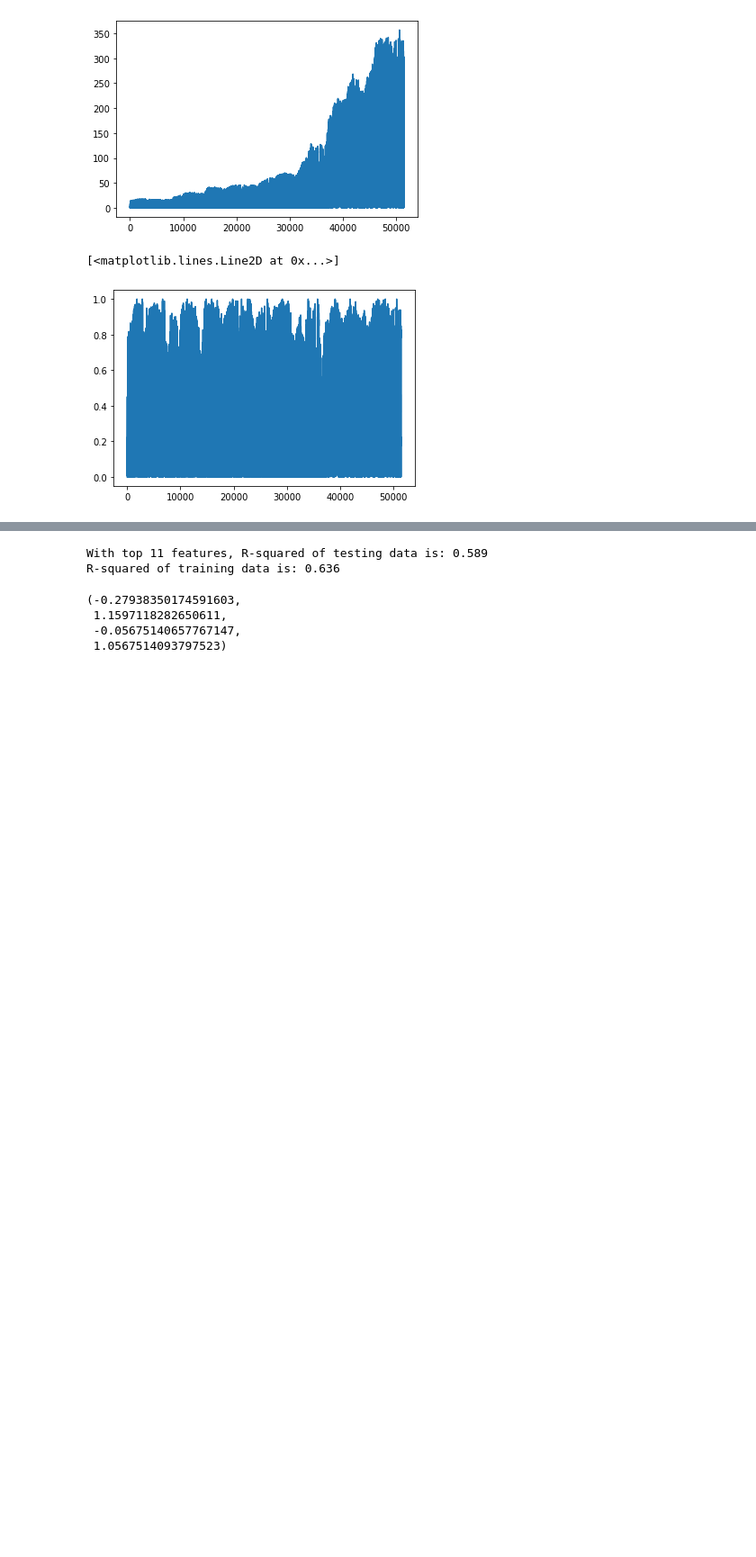
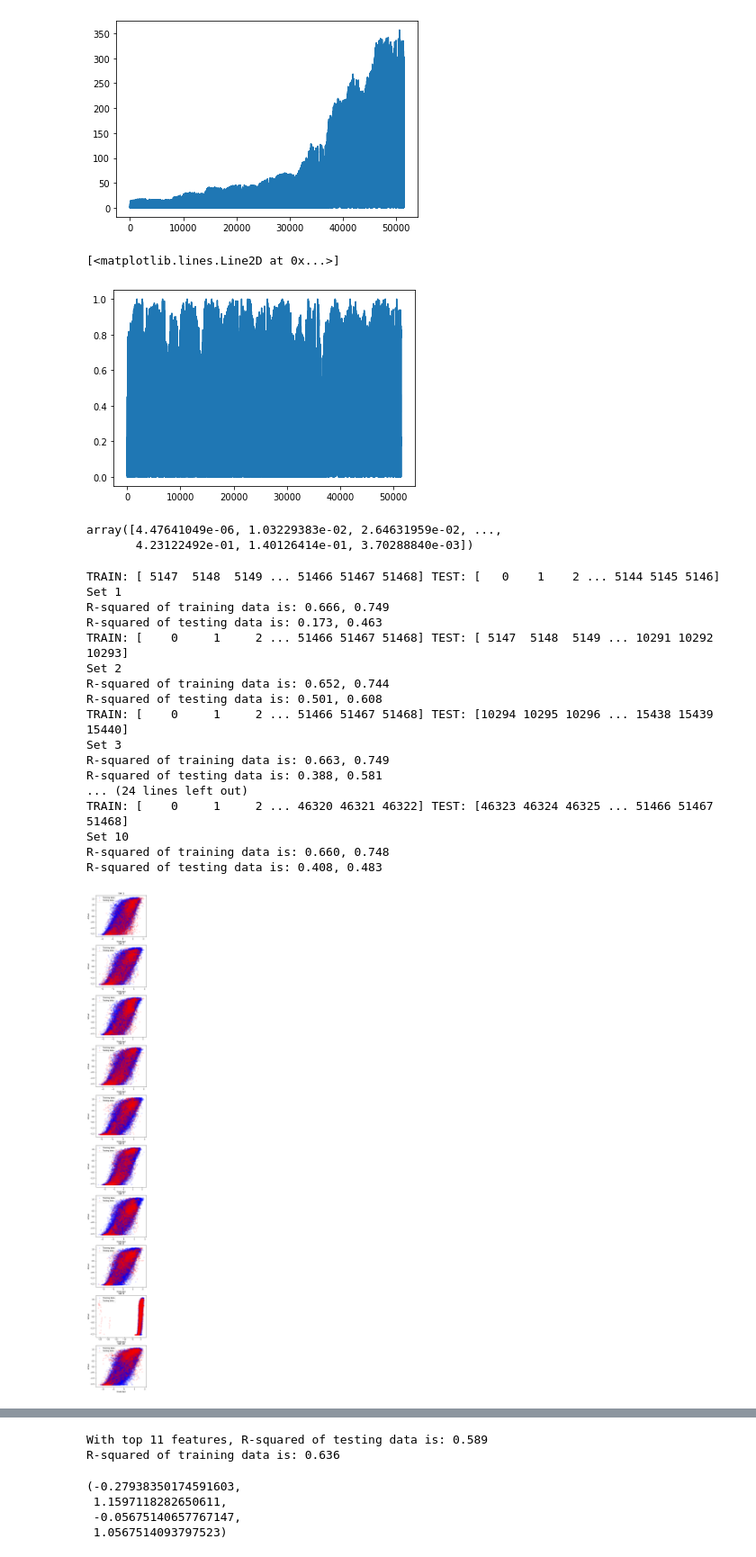
Before and after one commit to UW-EnergyForecaster/EnergyForecasters, a Jupyter notebook: examples/neural_network_plus_normalized_by_120_days_max.ipynb, the cells around one changed output, grey strips where cells are left out. Shown at 90% size. Drawn from its saved outputs; the diff is of its cells as text; code cells hidden in the pictures; blank space fills up the shorter version.

Commit message:
KFold w neural network in neural_network....max.ipynb

```diff
--- a/examples/neural_network_plus_normalized_by_120_days_max.ipynb
+++ b/examples/neural_network_plus_normalized_by_120_days_max.ipynb
@@ -89,3 +91,71 @@ plt.plot(normalized_solar)
 [figure]
 # %%
 all_data_df=all_data_df.assign(normalized_solar=normalized_solar)
+# %%
+ranked_list = ['Relative Humidity', 'Solar Zenith Angle', 'GHI', 'Surface Albedo','Wind Direction','Temperature','Wind Speed','DNI','DHI','Dew Point','Pressure','Cloud Type']
+feature_list = ranked_list[:11]
+prediction = 'normalized_solar'
+scaler = preprocessing.StandardScaler()
+
+clf = MLPRegressor(solver='lbfgs',hidden_layer_sizes=(100,100),max_iter=300)
+
+#scaling data:
+X_pn = np.array(all_data_df[feature_list])
+y_pn = np.array(all_data_df[prediction])
+X
+# %% [output]
+array([4.47641049e-06, 1.03229383e-02, 2.64631959e-02, ...,
+       4.23122492e-01, 1.40126414e-01, 3.70288840e-03])
+# %%
+ranked_list = ['Relative Humidity', 'Solar Zenith Angle', 'GHI', 'Surface Albedo','Wind Direction','Temperature','Wind Speed','DNI','DHI','Dew Point','Pressure','Cloud Type']
+feature_list = ranked_list[:11]
+prediction = ['normalized_solar']
+scaler = preprocessing.StandardScaler()
+
+#scaling data:
+X_pn = all_data_df[feature_list]
+y_pn = all_data_df[prediction]
+X_normalized = scaler.fit_transform(X_pn)
+y_normalized = scaler.fit_transform(y_pn)
+
+kf = KFold(n_splits=10,random_state=1)# Define the split - into 100 folds
+
+fig, axs = plt.subplots(10, 1, figsize=(5,50))
+
+i=0
+
+for train_index, test_index in kf.split(X_normalized, y_normalized):
+    print("TRAIN:", train_index, "TEST:", test_index)
+    X_train, y_train = X_normalized[train_index], y_normalized[train_index].reshape(-1)
+    X_test, y_test = X_normalized[test_index], y_normalized[test_index].reshape(-1)
+    clf = MLPRegressor(solver='lbfgs',hidden_layer_sizes=(100,100),max_iter=300)
+    clf.fit(X_train,y_train)
+    print('Set '+str(i+1))
+    print('R-squared of training data is: '+"{:.3f}".format(r2_score(clf.predict(X_train),y_train))+', '+"{:.3f}".format(clf.score(X_train,y_train)))
+    print('R-squared of testing data is: '+"{:.3f}".format(r2_score(clf.predict(X_test),y_test))+', '+"{:.3f}".format(clf.score(X_test,y_test)))
+    axs[i].scatter(clf.predict(X_train), y_train, alpha = 0.1, color='blue')
+    axs[i].scatter(clf.predict(X_test), y_test, alpha = 0.1, color='red')
+    axs[i].set_title('Set '+str(i+1), fontsize=12)
+    axs[i].set_xlabel('Predicted')
+    axs[i].set_ylabel('Actual')
+    axs[i].legend(('Training data', 'Testing data'))
+    i=i+1
+# %% [output]
+TRAIN: [ 5147  5148  5149 ... 51466 51467 51468] TEST: [   0    1    2 ... 5144 5145 5146]
+Set 1
+R-squared of training data is: 0.666, 0.749
+R-squared of testing data is: 0.173, 0.463
+TRAIN: [    0     1     2 ... 51466 51467 51468] TEST: [ 5147  5148  5149 ... 10291 10292 10293]
+Set 2
+R-squared of training data is: 0.652, 0.744
+R-squared of testing data is: 0.501, 0.608
+TRAIN: [    0     1     2 ... 51466 51467 51468] TEST: [10294 10295 10296 ... 15438 15439 15440]
+Set 3
+R-squared of training data is: 0.663, 0.749
+R-squared of testing data is: 0.388, 0.581
+... (24 lines left out)
+TRAIN: [    0     1     2 ... 46320 46321 46322] TEST: [46323 46324 46325 ... 51466 51467 51468]
+Set 10
+R-squared of training data is: 0.660, 0.748
+R-squared of testing data is: 0.408, 0.483
+[figure, added]
```
Also changed, not shown: parts of 5 cells of this notebook, 1 other file.
